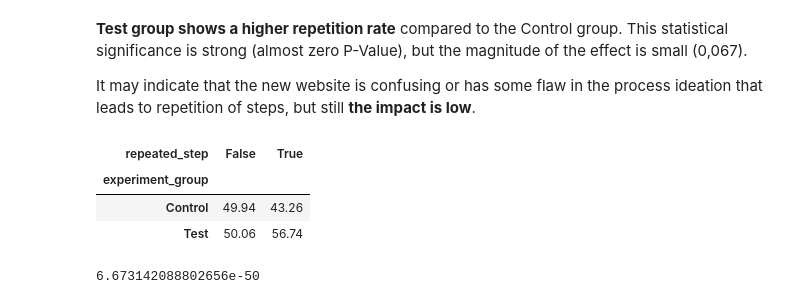
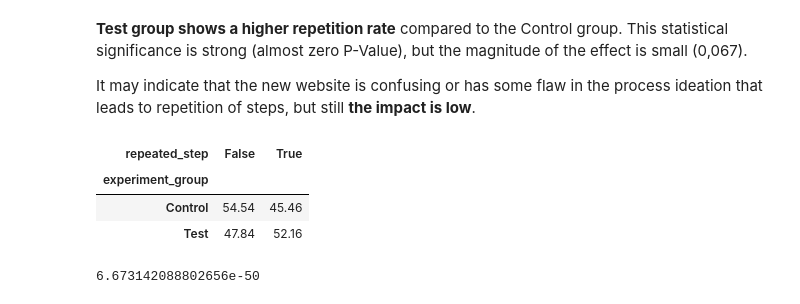
Before and after one commit to almudenaolg/Vanguard-AB-Test-Analysis, a Jupyter notebook: exploratory.ipynb, the cells around one changed output. Drawn from its saved outputs; the diff is of its cells as text; code cells hidden in the pictures.

```diff
--- a/exploratory.ipynb
+++ b/exploratory.ipynb
@@ -14,10 +14,10 @@ from functions import *
 %reload_ext autoreload
 %autoreload 2
 # %%
-df_demo = pd.read_csv('data/df_final_demo.txt')
-df_web_data_pt1 = pd.read_csv('data/df_final_web_data_pt_1.txt')
-df_web_data_pt2 = pd.read_csv('data/df_final_web_data_pt_2.txt')
-df_experiment_clients = pd.read_csv('data/df_final_experiment_clients.txt')
+df_demo = pd.read_csv('data/raw/df_final_demo.txt')
+df_web_data_pt1 = pd.read_csv('data/raw/df_final_web_data_pt_1.txt')
+df_web_data_pt2 = pd.read_csv('data/raw/df_final_web_data_pt_2.txt')
+df_experiment_clients = pd.read_csv('data/raw/df_final_experiment_clients.txt')
 # %% [markdown]
 2. **Join the web data**
 
@@ -644,14 +654,14 @@ crosstab_error.plot(kind="bar", stacked=True)
 
 It may indicate that the new website is confusing or has some flaw in the process ideation that leads to repetition of steps, but still **the impact is low**.
 # %%
-#Create a crosstab only for 'Control' and 'Test'
 crosstab_repeat = pd.crosstab(df_filtered['experiment_group'], df_filtered['repeated_step'])
-((crosstab_repeat/crosstab_repeat.sum())*100).round(2)
+repeat_rate = (crosstab_repeat.div(crosstab_repeat.sum(axis=1), axis=0) * 100).round(2)
+repeat_rate
 # %% [output]
 | repeated_step | False | True |
 | experiment_group |  |  |
-| Control | 49.94 | 43.26 |
-| Test | 50.06 | 56.74 |
+| Control | 54.54 | 45.46 |
+| Test | 47.84 | 52.16 |
 # %%
 chi_results(crosstab_repeat)
 # %% [output]
```
Also changed, not shown: parts of 19 cells of this notebook, 11 other files.
